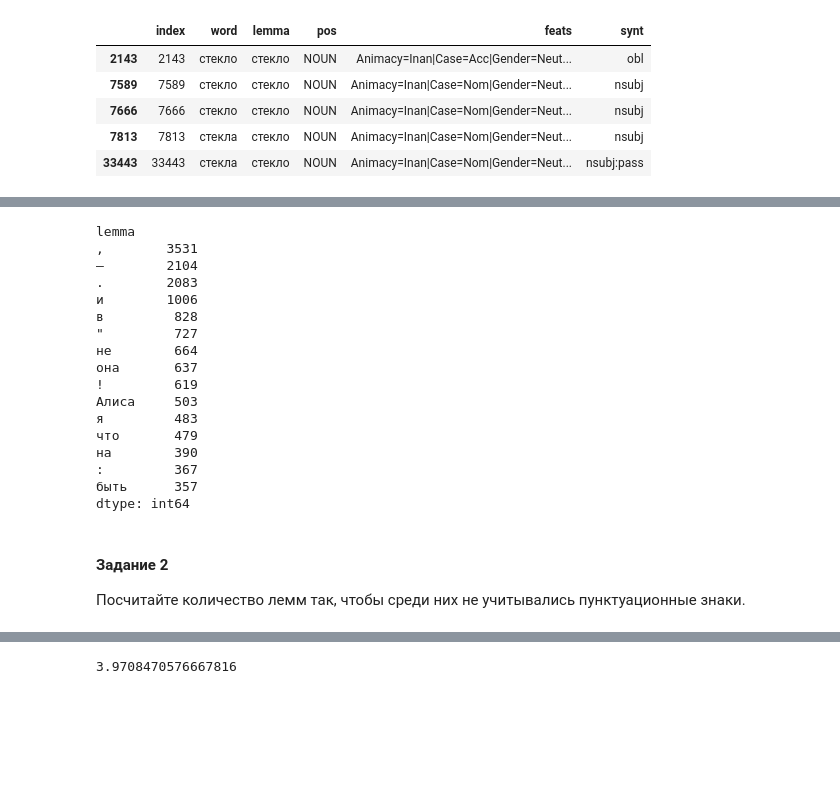
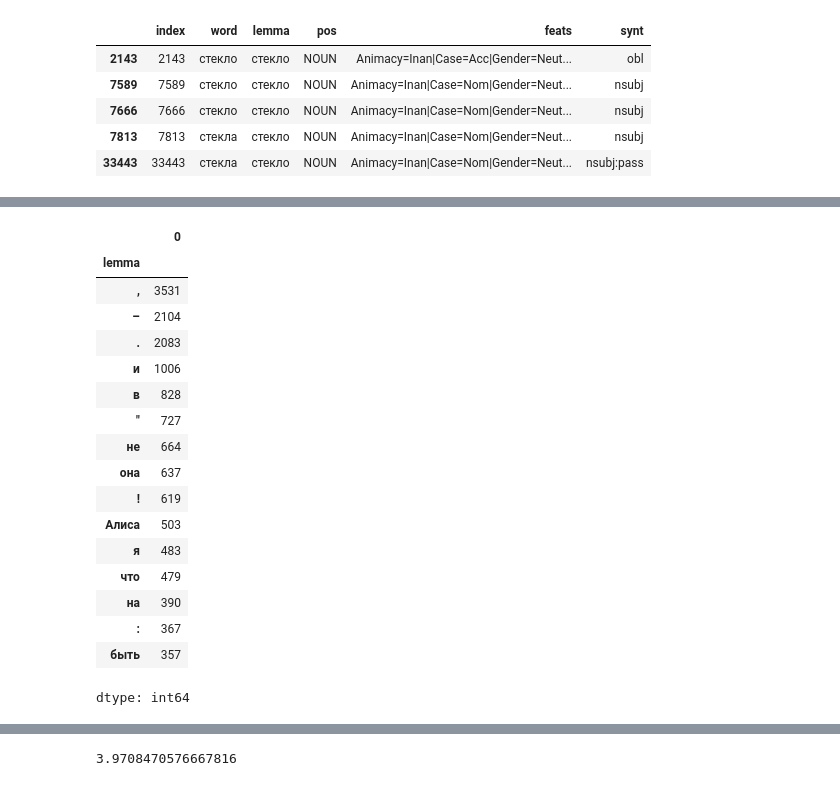
Before and after one commit to alekseyst/text_analysis_2025, a Jupyter notebook: Practical_4/Practical_4_CreatingCorpus.ipynb, the cells around one changed output, grey strips where cells are left out. Saved outputs shown, nothing was run; the diff lists cells and outputs as text; code cells hidden in the pictures; blank space fills up the shorter version.

```diff
--- a/Practical_4/Practical_4_CreatingCorpus.ipynb
+++ b/Practical_4/Practical_4_CreatingCorpus.ipynb
@@ -302,29 +338,26 @@ aliсe_by_word[aliсe_by_word['lemma'].isin(['синий', 'гусеница'])]
 # %%
 #Создаём частотный список для столбца
 #.groupby() группирует таблицу по значением одного из столбцов, собирает вместе
 #После этого со сгруппированными значениями можно что-то сделать: посчитать,
 #сложить, найти среднее и т. д. Методы .size() и .count() — считают элементы
 
-aliсe_by_word.groupby('lemma').size().nlargest(15)
+alice_by_word.groupby('lemma').size().nlargest(15)
 # %% [output]
+|  | 0 |
+| lemma |  |
+| , | 3531 |
+| – | 2104 |
+| . | 2083 |
+| и | 1006 |
+| в | 828 |
+| " | 727 |
+| не | 664 |
+| она | 637 |
+| ! | 619 |
+| Алиса | 503 |
+| я | 483 |
+| что | 479 |
+| на | 390 |
+| : | 367 |
+| быть | 357 |
-lemma
-,        3531
-–        2104
-.        2083
-и        1006
-в         828
-"         727
-не        664
-она       637
-!         619
-Алиса     503
-я         483
-что       479
-на        390
-:         367
-быть      357
 dtype: int64
-# %% [markdown]
-#### Задание 2
-
-Посчитайте количество лемм так, чтобы среди них не учитывались пунктуационные знаки.
```
Also changed, not shown: parts of 29 cells of this notebook, 1 other file.
